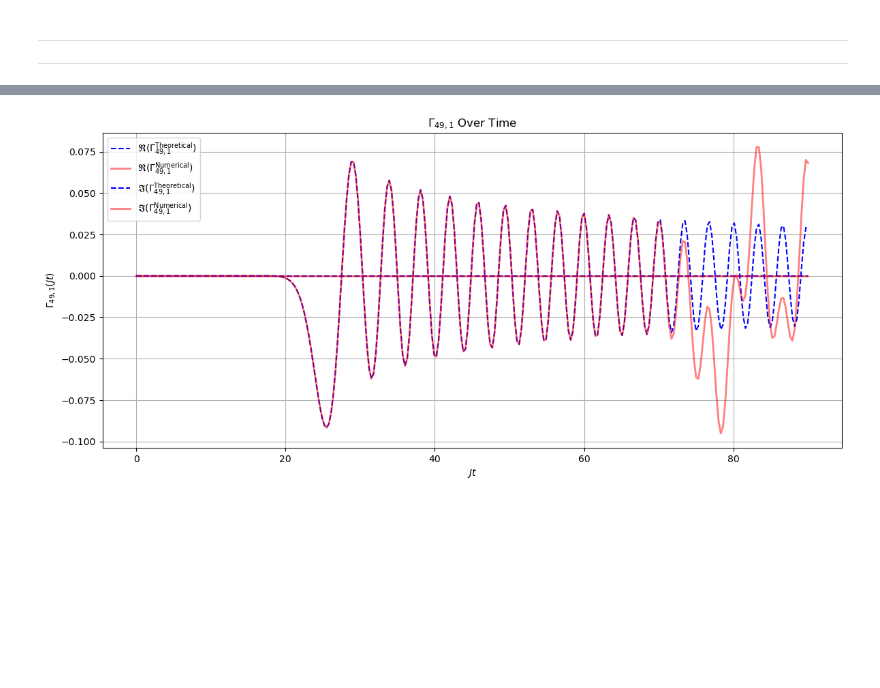
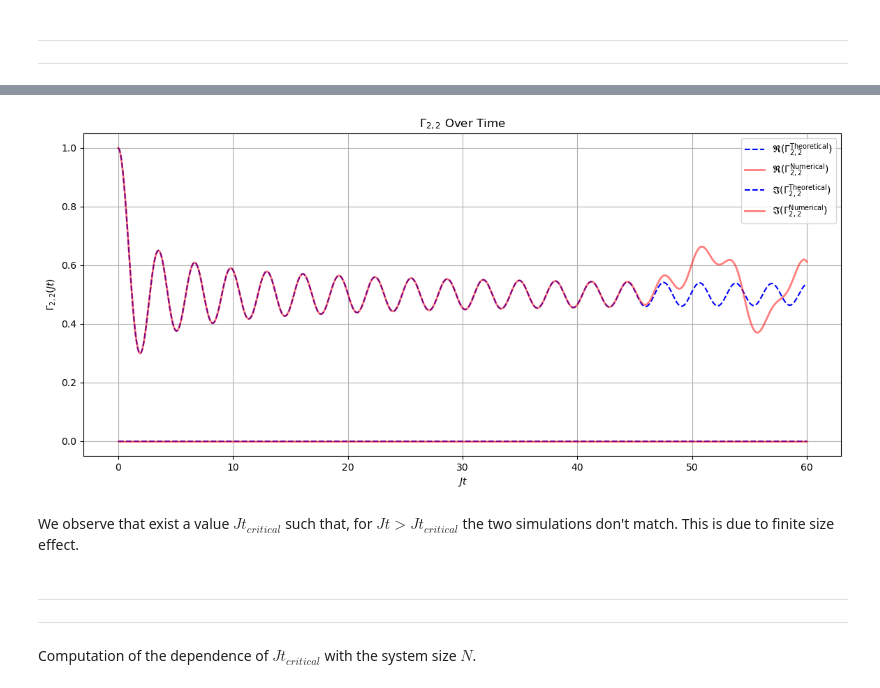
Before and after one commit to FedericoTonetto/Ising_chain_1D, a Jupyter notebook: hopping_model_time_evolution_covariance_matrix.ipynb, the cells around one changed output, grey strips where cells are left out. Cells and saved outputs as stored; diff of their text form; code cells hidden in the pictures; blank space fills up the shorter version.

Commit message:
computing time evolution of coviarance matrix

```diff
--- a/hopping_model_time_evolution_covariance_matrix.ipynb
+++ b/hopping_model_time_evolution_covariance_matrix.ipynb
@@ -101,0 +109,27 @@ def neel_state(N):
+# %%
+def plot_comparison_covariance_matrix_ij(gamma_t_theoretical, gamma_t_numerical, t_values, row, col):
+    """
+    Plot the real and imaginary parts of the theoretical and numerical covariance matrix elements.
+
+    Args:
+        gamma_t_theoretical (list): Theoretical time-evolved covariance matrix.
+        gamma_t_numerical (list): Numerical time-evolved covariance matrix.
+        t_values (numpy.ndarray): Array of time points.
+        row (int): Row index of the covariance matrix element.
+        col (int): Column index of the covariance matrix element.
+    """
+    gamma_real_theoretical = [gamma_t[row-1, col-1].real for gamma_t in gamma_t_theoretical]
+    gamma_real_numerical = [gamma_t[  row-1, col-1].real for gamma_t in gamma_t_numerical]
+    gamma_imag_theoretical = [gamma_t[row-1, col-1].imag for gamma_t in gamma_t_theoretical]
+    gamma_imag_numerical = [gamma_t[  row-1, col-1].imag for gamma_t in gamma_t_numerical]
+    plt.figure(figsize=(14, 6))
+
+    plt.plot(t_values,gamma_real_theoretical, label=r"$\mathfrak{R}(\Gamma^{\mathrm{Theoretical}}_{%d,%d})$" % (row, col), color="blue",linestyle="--")
+    plt.plot(t_values,gamma_real_numerical, label=r"$\mathfrak{R}(\Gamma^{\mathrm{Numerical}}_{%d,%d})$" % (  row, col),linewidth=2,alpha=0.5, color="red")
+    plt.plot(t_values,gamma_imag_theoretical, label=r"$\mathfrak{I}(\Gamma^{\mathrm{Theoretical}}_{%d,%d})$" % (row, col), color="blue", linestyle="--")
+    plt.plot(t_values,gamma_imag_numerical, label=r"$\mathfrak{I}(\Gamma^{\mathrm{Numerical}}_{%d,%d})$" %   (row, col), linewidth=2,alpha=0.5,color="red")
+    plt.title(r"$\Gamma_{%d,%d}$ Over Time" % (row, col))
+    plt.xlabel("$Jt$")
+    plt.ylabel(r"$\Gamma_{%d,%d}(Jt)$" % (row, col))
+    plt.legend()
+    plt.grid(True)
@@ -102,8 +141,8 @@ def neel_state(N):
 # %%
-N = 200
 t_init = 0
 t_final = 30
-t_step = 0.1
-J=3
+t_step = 0.05
+# %%
+gamma_t_numerical , Jt_values = xx_ising_chain_no_magnetic_field.compute_time_evolution_covariance_matrix(t_init,t_final,t_step,initial_gamma)
 # %%
-gamma_theoretical , t_values = compute_theoretical_gamma_large_N(N, t_init, t_final, t_step, J)
+gamma_t_theoretical , Jt_values = compute_theoretical_gamma_large_N(N, t_init, t_final, t_step, J)
@@ -112,4 +149,11 @@ gamma_numerical , t_values = compute_numerical_gamma(N,J, t_init, t_final, t_ste
-# %%
-plot_comparison_covariance_matrix_ij(gamma_theoretical, gamma_numerical, t_values, 49,1)
-# %% [output]
-[figure, removed]
+# %%
+plot_comparison_covariance_matrix_ij(gamma_t_theoretical, gamma_t_numerical, Jt_values, 2,2)
+# %% [output]
+[figure, added]
+# %% [markdown]
+We observe that exist a value $Jt_{critical}$ such that, for $Jt>Jt_{critical}$ the two simulations don't match. This is due to finite size effect.
+# %% [markdown]
+---
+---
+# %% [markdown]
+Computation of the dependence of $Jt_{critical}$ with the system size $N$.
```
Also changed, not shown: parts of 27 cells of this notebook, 9 other files.
